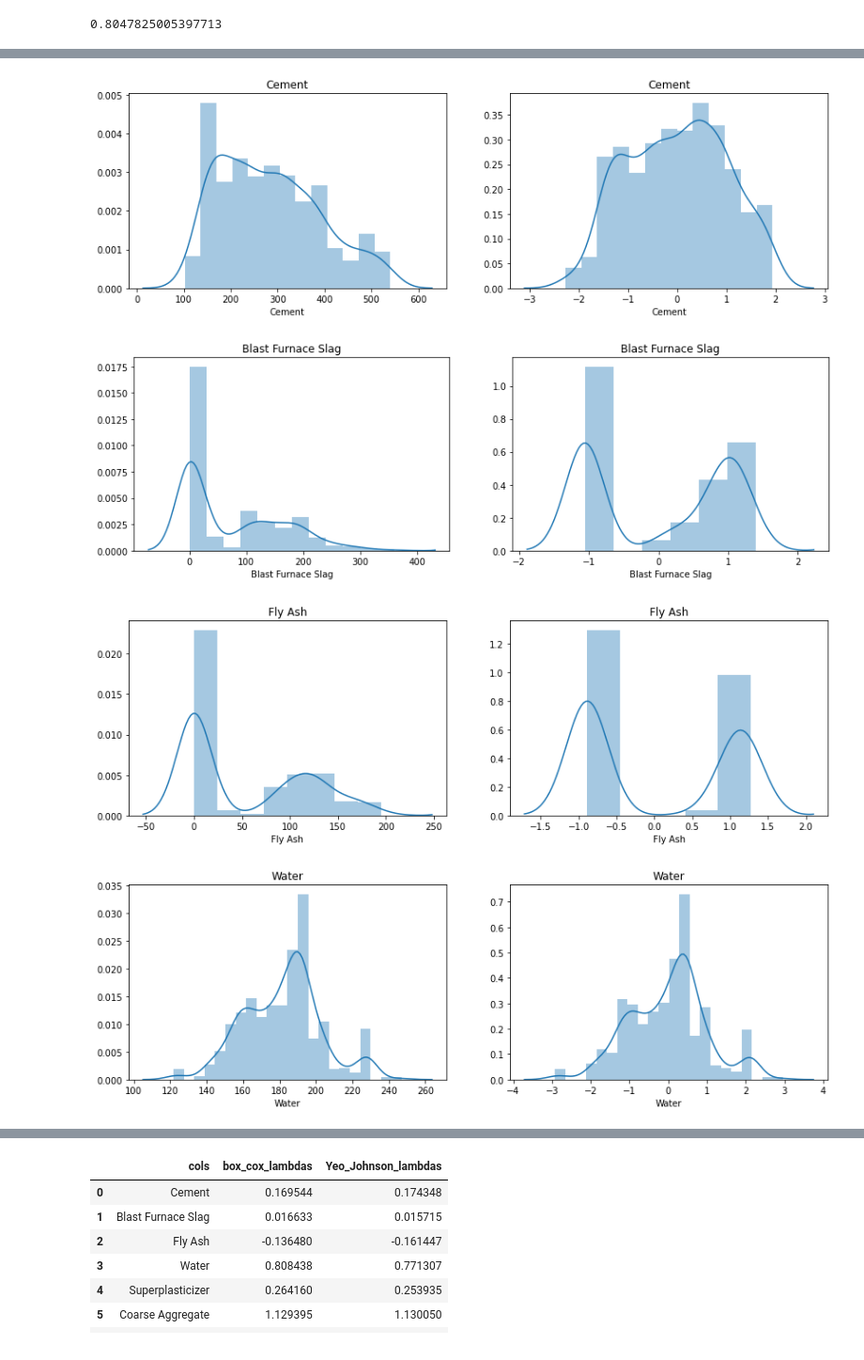
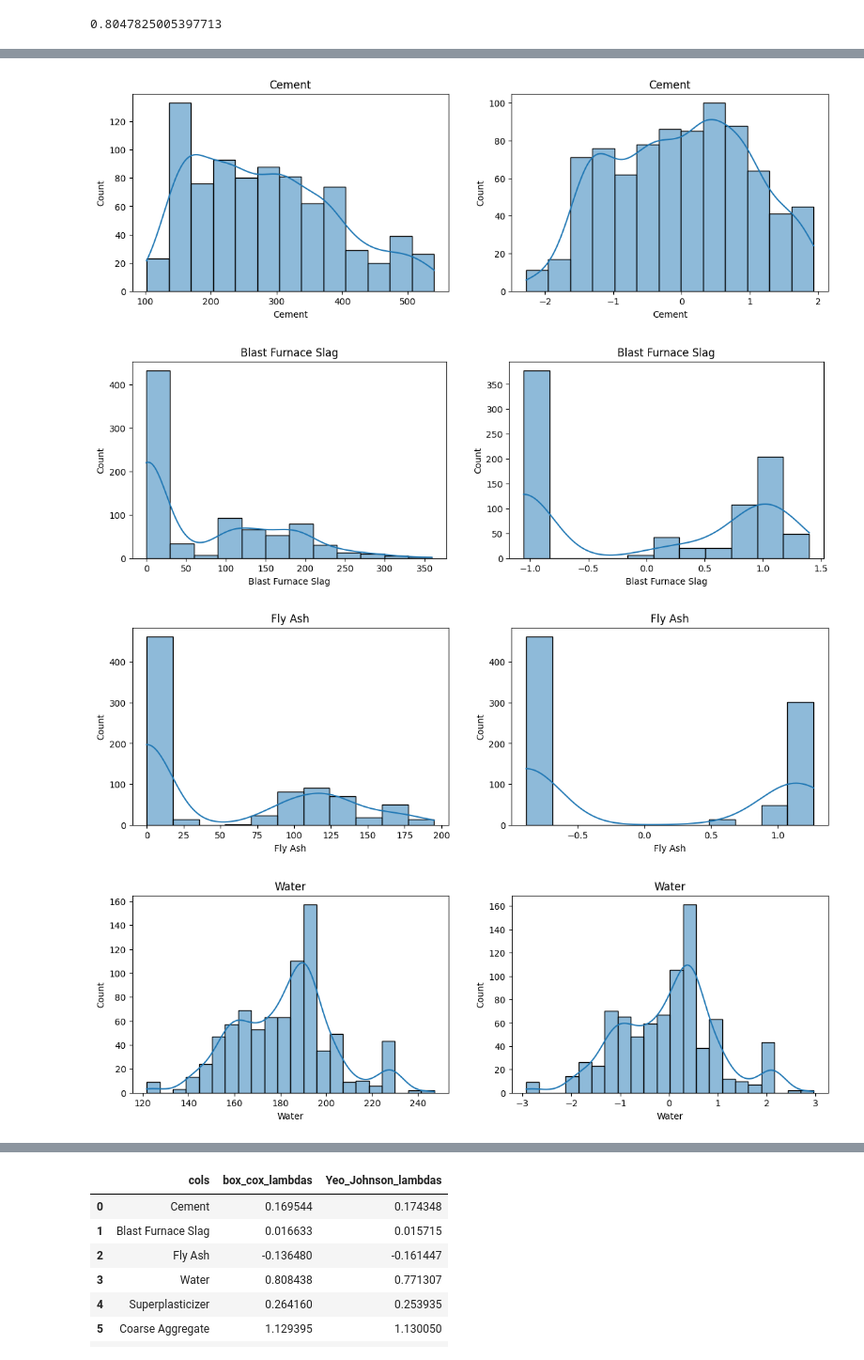
Before and after one commit to sourabhms66/statistics, a Jupyter notebook: power_transformation.ipynb, the cells around one changed output, grey strips where cells are left out. Shown at 94% size. Drawn from its saved outputs; the diff is of its cells as text; code cells hidden in the pictures.

```diff
--- a/power_transformation.ipynb
+++ b/power_transformation.ipynb
@@ -155,15 +157,13 @@ np.mean(cross_val_score(lr,X_transformed,y,scoring='r2'))
 # %%
-# Before and after comparision for Box-Cox Plot
 X_train_transformed = pd.DataFrame(X_train_transformed,columns=X_train.columns)
-
 for col in X_train_transformed.columns:
     plt.figure(figsize=(14,4))
     plt.subplot(121)
-    sns.distplot(X_train[col])
+    sns.histplot(X_train[col],kde=True)
     plt.title(col)
 
     plt.subplot(122)
-    sns.distplot(X_train_transformed[col])
+    sns.histplot(X_train_transformed[col],kde=True)
     plt.title(col)
 
     plt.show()
@@ -218,19 +218,19 @@ X_train_transformed2 = pd.DataFrame(X_train_transformed2,columns=X_train.columns
 # %%
 # Before and after comparision for Yeo-Johnson
 
 for col in X_train_transformed2.columns:
     plt.figure(figsize=(14,4))
     plt.subplot(121)
-    sns.distplot(X_train[col])
+    sns.histplot(X_train[col],kde=True)
     plt.title(col)
 
     plt.subplot(122)
-    sns.distplot(X_train_transformed2[col])
+    sns.histplot(X_train_transformed2[col],kde=True)
     plt.title(col)
 
     plt.show()
 # %% [output]
-[figure, old version]
+[figure, new version]
-[figure, old version]
+[figure, new version]
-[figure, old version]
+[figure, new version]
-[figure, old version]
+[figure, new version]
```
Also changed, not shown: parts of 8 cells of this notebook.
